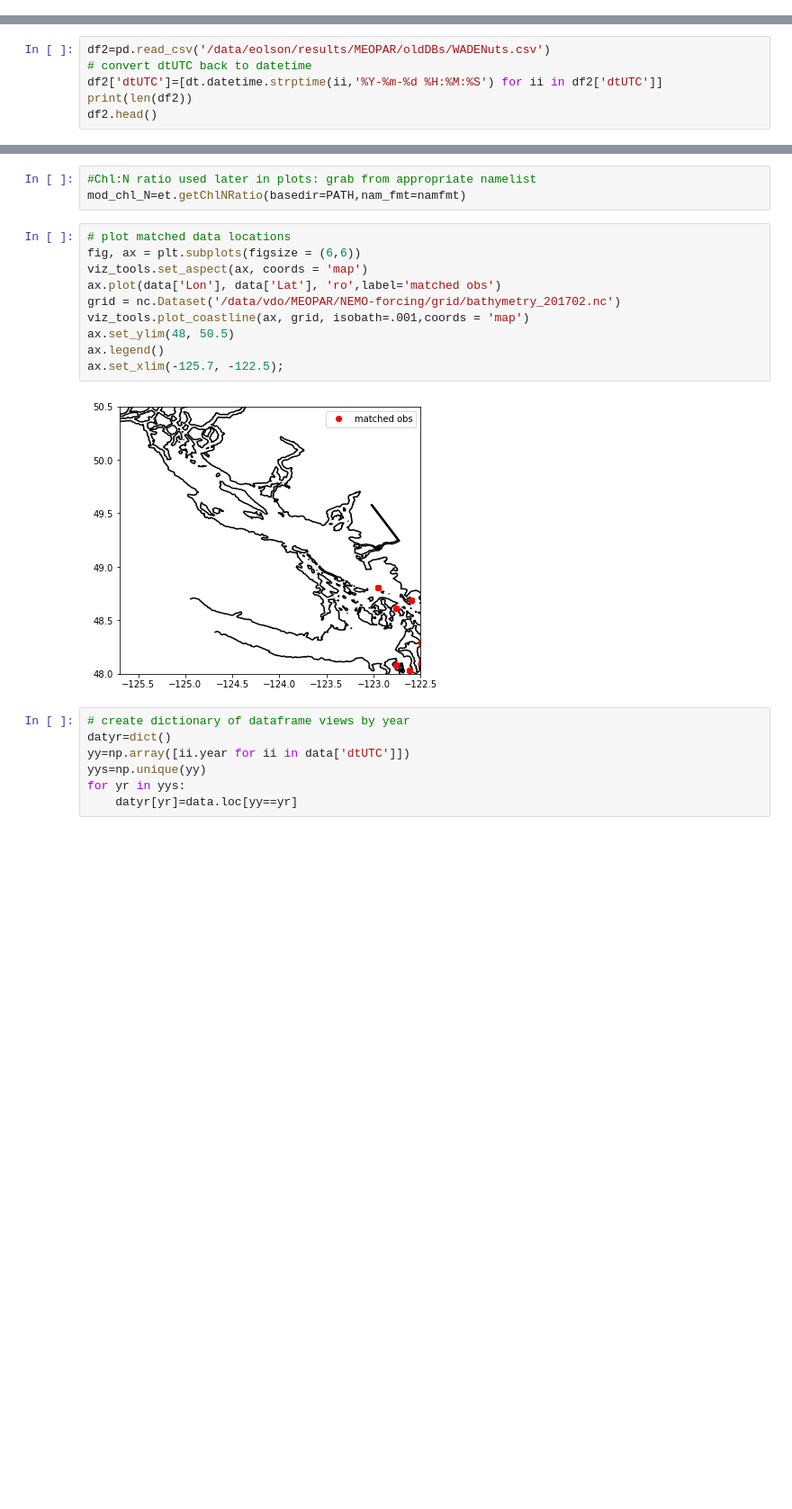
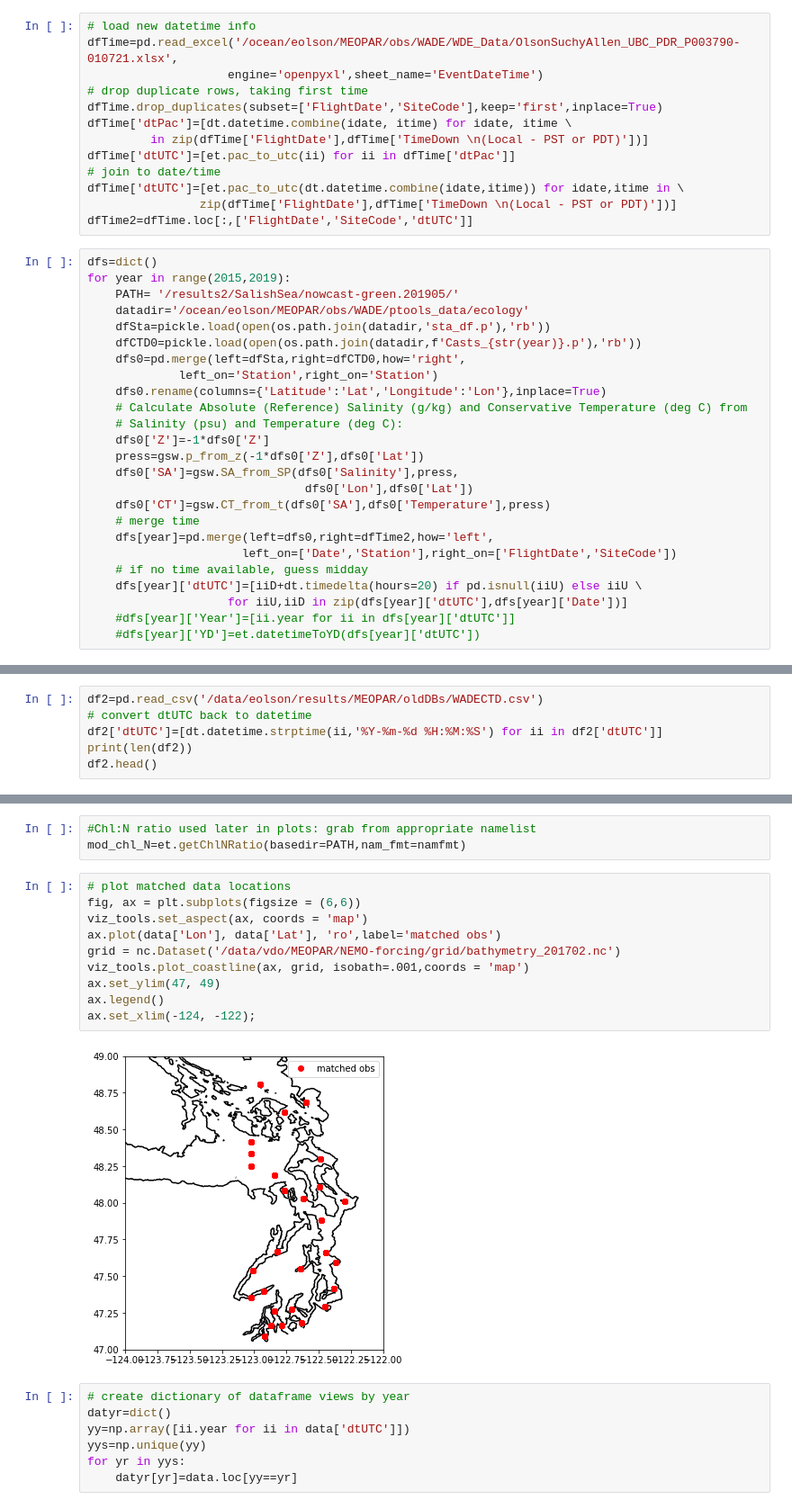
Before and after one commit to SalishSeaCast/analysis-elise-2, a Jupyter notebook: notebooks/bioTuning/evalFigs/evalExample_WADE_CTD.ipynb, the cells around one changed output, grey strips where cells are left out. Shown at 90% size. Saved outputs shown, nothing was run; the diff lists cells and outputs as text; blank space fills up the shorter version.

```diff
--- a/notebooks/bioTuning/evalFigs/evalExample_WADE_CTD.ipynb
+++ b/notebooks/bioTuning/evalFigs/evalExample_WADE_CTD.ipynb
@@ -108,2 +55,40 @@ Warning: Station GYS008, Year 2018, year day 53 not found in dfCTD
+# %%
+# load new datetime info
+dfTime=pd.read_excel('/ocean/eolson/MEOPAR/obs/WADE/WDE_Data/OlsonSuchyAllen_UBC_PDR_P003790-010721.xlsx',
+                    engine='openpyxl',sheet_name='EventDateTime')
+# drop duplicate rows, taking first time
+dfTime.drop_duplicates(subset=['FlightDate','SiteCode'],keep='first',inplace=True)
+dfTime['dtPac']=[dt.datetime.combine(idate, itime) for idate, itime \
+         in zip(dfTime['FlightDate'],dfTime['TimeDown \n(Local - PST or PDT)'])]
+dfTime['dtUTC']=[et.pac_to_utc(ii) for ii in dfTime['dtPac']]
+# join to date/time
+dfTime['dtUTC']=[et.pac_to_utc(dt.datetime.combine(idate,itime)) for idate,itime in \
+                zip(dfTime['FlightDate'],dfTime['TimeDown \n(Local - PST or PDT)'])]
+dfTime2=dfTime.loc[:,['FlightDate','SiteCode','dtUTC']]
+# %%
+dfs=dict()
+for year in range(2015,2019):
+    PATH= '/results2/SalishSea/nowcast-green.201905/'
+    datadir='/ocean/eolson/MEOPAR/obs/WADE/ptools_data/ecology'
+    dfSta=pickle.load(open(os.path.join(datadir,'sta_df.p'),'rb'))
+    dfCTD0=pickle.load(open(os.path.join(datadir,f'Casts_{str(year)}.p'),'rb'))
+    dfs0=pd.merge(left=dfSta,right=dfCTD0,how='right',
+             left_on='Station',right_on='Station')
+    dfs0.rename(columns={'Latitude':'Lat','Longitude':'Lon'},inplace=True)
+    # Calculate Absolute (Reference) Salinity (g/kg) and Conservative Temperature (deg C) from
+    # Salinity (psu) and Temperature (deg C):
+    dfs0['Z']=-1*dfs0['Z']
+    press=gsw.p_from_z(-1*dfs0['Z'],dfs0['Lat'])
+    dfs0['SA']=gsw.SA_from_SP(dfs0['Salinity'],press,
+                               dfs0['Lon'],dfs0['Lat'])
+    dfs0['CT']=gsw.CT_from_t(dfs0['SA'],dfs0['Temperature'],press)
+    # merge time
+    dfs[year]=pd.merge(left=dfs0,right=dfTime2,how='left',
+                      left_on=['Date','Station'],right_on=['FlightDate','SiteCode'])
+    # if no time available, guess midday
+    dfs[year]['dtUTC']=[iiD+dt.timedelta(hours=20) if pd.isnull(iiU) else iiU \
+                    for iiU,iiD in zip(dfs[year]['dtUTC'],dfs[year]['Date'])]
+    #dfs[year]['Year']=[ii.year for ii in dfs[year]['dtUTC']]
+    #dfs[year]['YD']=et.datetimeToYD(dfs[year]['dtUTC'])
 # %%
 dfAll=pd.concat((dfs[2015],dfs[2016],dfs[2017],dfs[2018]))
@@ -122,7 +128,7 @@ df1.head()
 # %% [markdown]
 ### load csv file
 # %%
-df2=pd.read_csv('/data/eolson/results/MEOPAR/oldDBs/WADENuts.csv')
+df2=pd.read_csv('/data/eolson/results/MEOPAR/oldDBs/WADECTD.csv')
 # convert dtUTC back to datetime
 df2['dtUTC']=[dt.datetime.strptime(ii,'%Y-%m-%d %H:%M:%S') for ii in df2['dtUTC']]
 print(len(df2))
@@ -157,15 +171,15 @@ mod_chl_N=et.getChlNRatio(basedir=PATH,nam_fmt=namfmt)
 # %%
 # plot matched data locations
 fig, ax = plt.subplots(figsize = (6,6))
 viz_tools.set_aspect(ax, coords = 'map')
 ax.plot(data['Lon'], data['Lat'], 'ro',label='matched obs')
 grid = nc.Dataset('/data/vdo/MEOPAR/NEMO-forcing/grid/bathymetry_201702.nc')
 viz_tools.plot_coastline(ax, grid, isobath=.001,coords = 'map')
-ax.set_ylim(48, 50.5)
+ax.set_ylim(47, 49)
 ax.legend()
-ax.set_xlim(-125.7, -122.5);
+ax.set_xlim(-124, -122);
 # %% [output]
-[figure, old version]
+[figure, new version]
 # %%
 # create dictionary of dataframe views by year
 datyr=dict()
```
Also changed, not shown: parts of 8 cells of this notebook, 2 other files.
